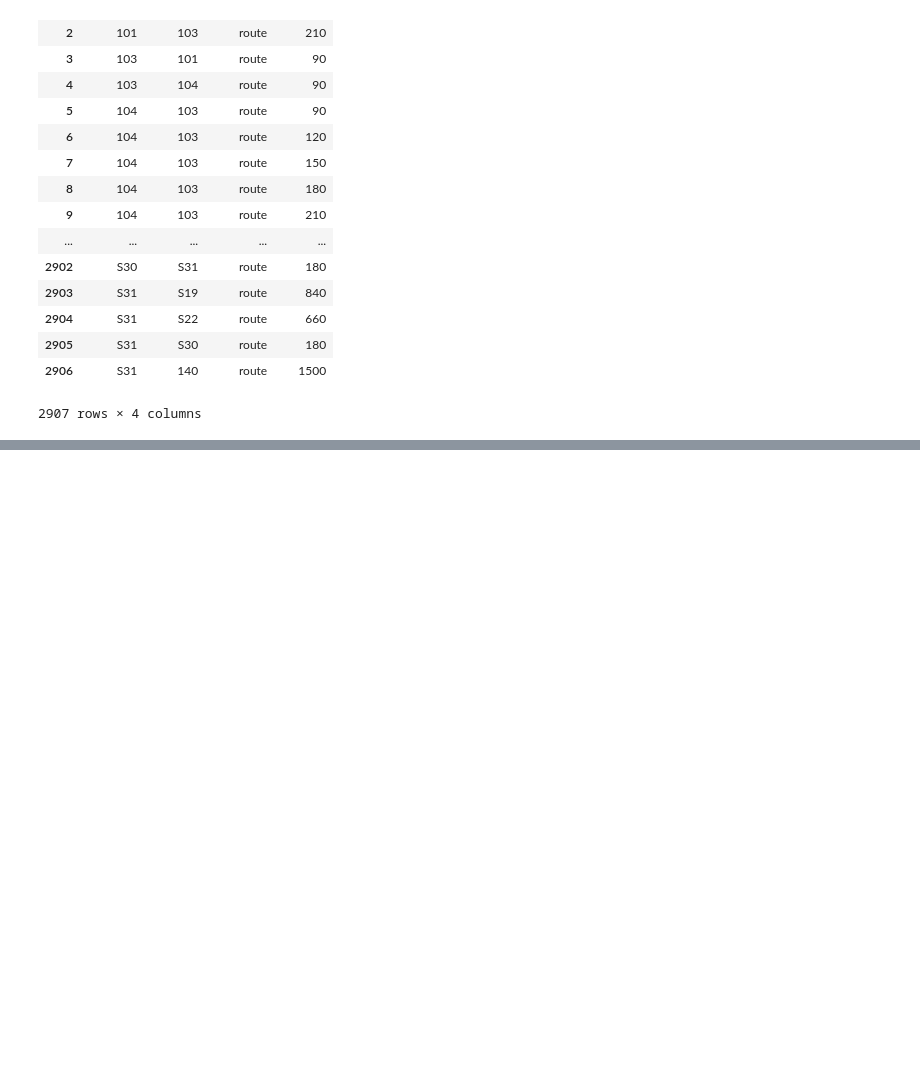
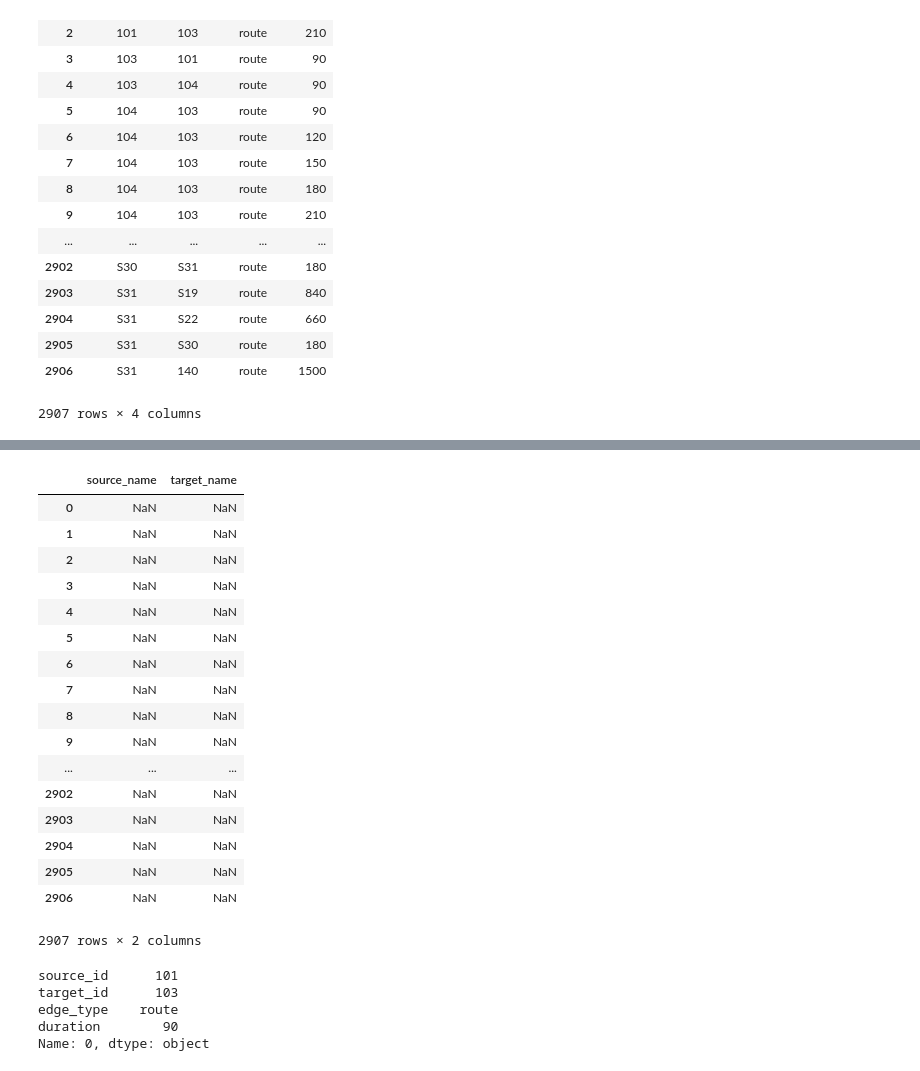
Before and after one commit to elainechan/prototyping-functionality, a Jupyter notebook: data/subway-data.ipynb, the cells around one changed output, grey strips where cells are left out. Drawn from its saved outputs; the diff is of its cells as text; code cells hidden in the pictures; blank space fills up the shorter version.

```diff
--- a/data/subway-data.ipynb
+++ b/data/subway-data.ipynb
@@ -386,0 +355,32 @@ color_map.to_csv('mtaColorMap.csv', encoding='utf-8', index=False)
+# %%
+ind = range(2907)
+cols = ['source_name', 'target_name']
+edges_names = pd.DataFrame(index=ind, columns=cols)
+edges_names
+# %% [output]
+|  | source_name | target_name |
+| 0 | NaN | NaN |
+| 1 | NaN | NaN |
+| 2 | NaN | NaN |
+| 3 | NaN | NaN |
+| 4 | NaN | NaN |
+| 5 | NaN | NaN |
+| 6 | NaN | NaN |
+| 7 | NaN | NaN |
+| 8 | NaN | NaN |
+| 9 | NaN | NaN |
+| ... | ... | ... |
+| 2902 | NaN | NaN |
+| 2903 | NaN | NaN |
+| 2904 | NaN | NaN |
+| 2905 | NaN | NaN |
+| 2906 | NaN | NaN |
+2907 rows × 2 columns
+# %%
+edges.iloc[0]
+# %% [output]
+source_id      101
+target_id      103
+edge_type    route
+duration        90
+Name: 0, dtype: object
```
Also changed, not shown: parts of 17 cells of this notebook, 5 other files.
